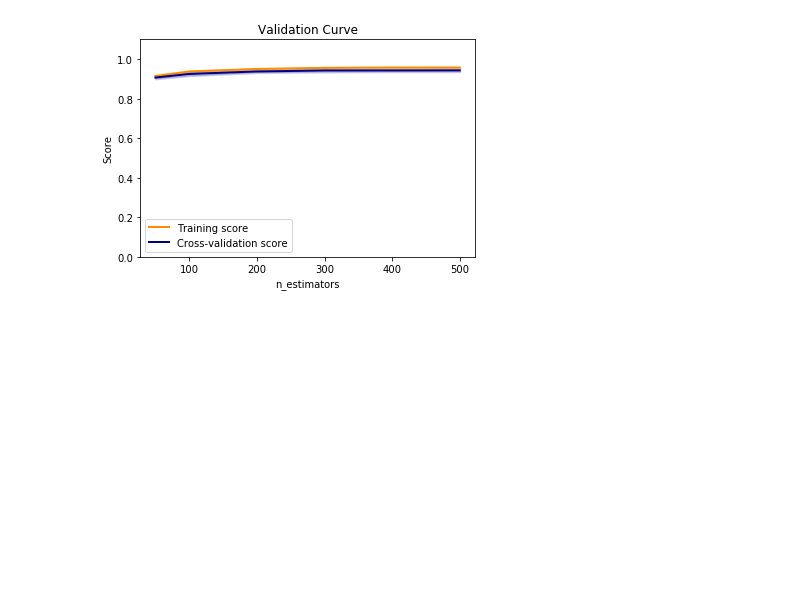
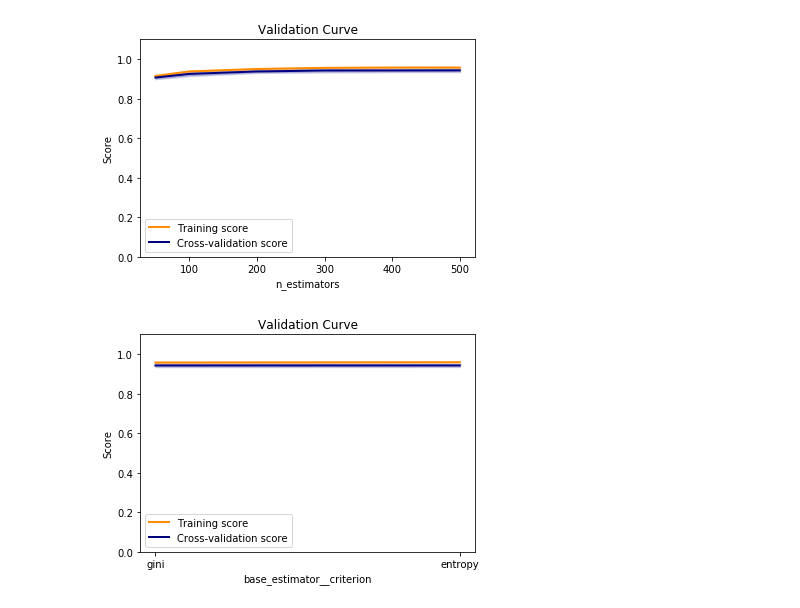
Before and after one commit to pparr/ml-supervised-learning, a Jupyter notebook: tuning/BoostDT_gridsearch_hiv.ipynb, the cells around one changed output. Cells and saved outputs as stored; diff of their text form; code cells hidden in the pictures; blank space fills up the shorter version.

```diff
--- a/tuning/BoostDT_gridsearch_hiv.ipynb
+++ b/tuning/BoostDT_gridsearch_hiv.ipynb
@@ -140,3 +140,7 @@ plot_model_complexity_analysis(clf, "learning_rate", [.01, .05, 1.0, 1.5, 2.0],
 plot_model_complexity_analysis(clf, "n_estimators", [50, 100, 200, 300, 400, 500], 'Boost_HIV', x_train, y_train)
 # %% [output]
 [figure]
+# %%
+plot_model_complexity_analysis(clf, "base_estimator__criterion", ["gini", "entropy"], 'Boost_HIV', x_train, y_train)
+# %% [output]
+[figure, added]
```
Also changed, not shown: parts of 2 cells of this notebook, 29 other files.
